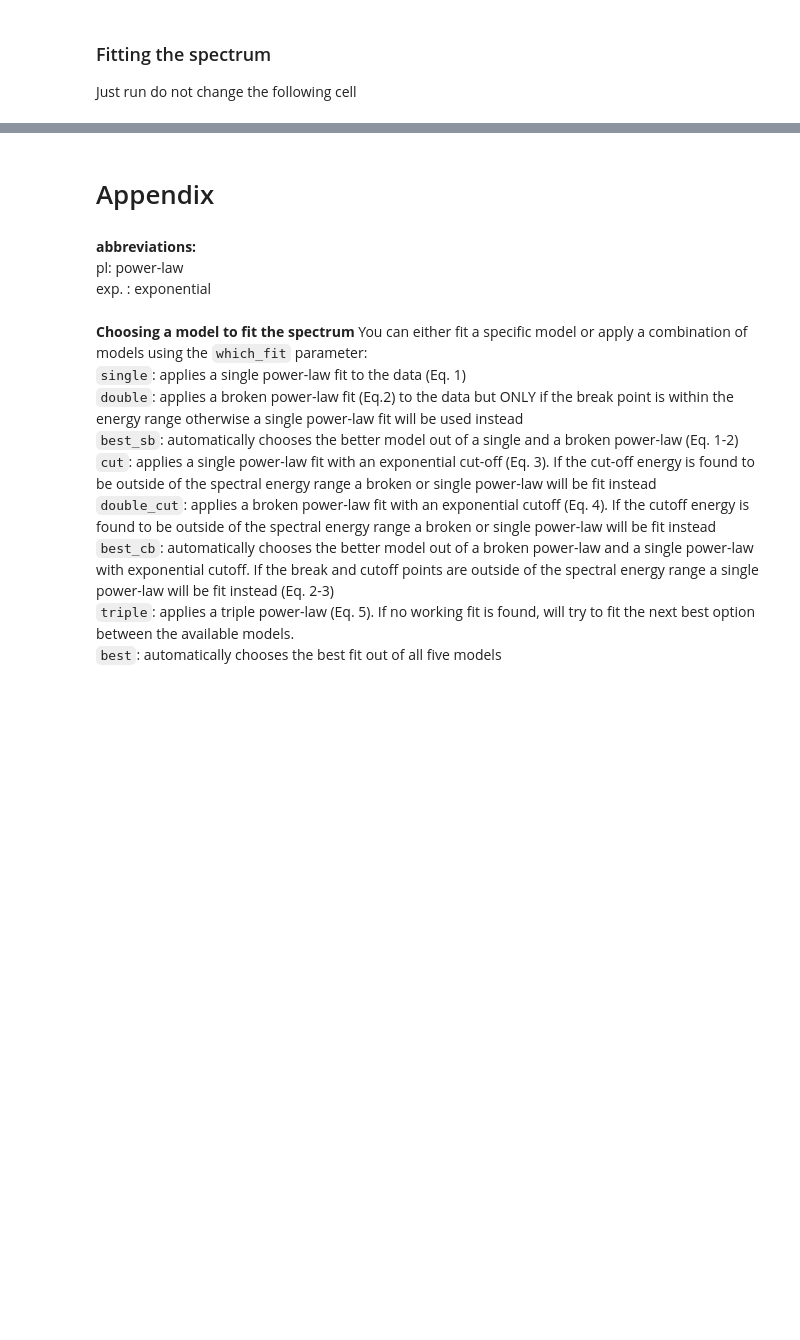
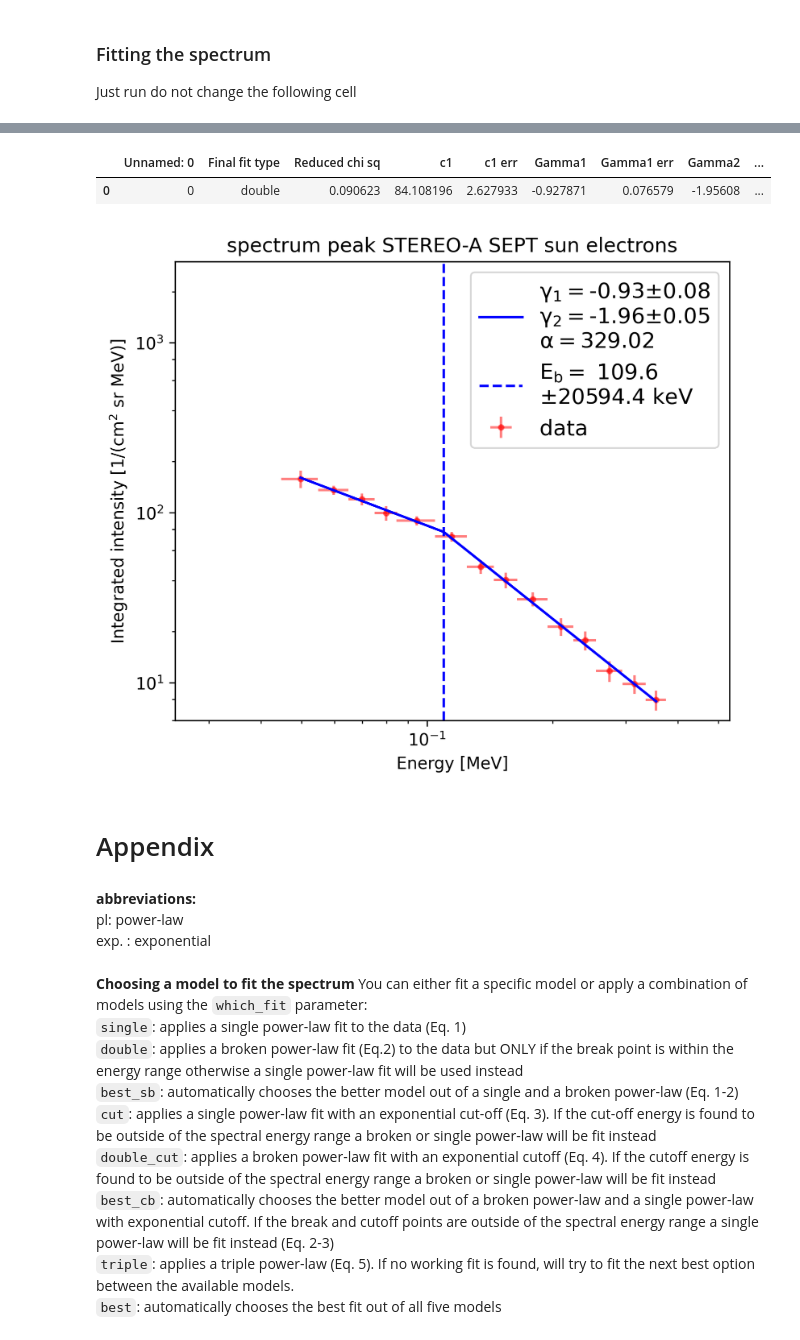
Before and after one commit to soler-he/sep_tools, a Jupyter notebook: SEP_Fit-Spectra.ipynb, the cells around one changed output, grey strips where cells are left out. Cells and saved outputs as stored; diff of their text form; code cells hidden in the pictures; blank space fills up the shorter version.

```diff
--- a/SEP_Fit-Spectra.ipynb
+++ b/SEP_Fit-Spectra.ipynb
@@ -75,7 +76,7 @@ One of the most important variables for the fit to work is $I_{0}$, which repres
 # %%
 # Here the first parameter is the guess for I_0, and the second parameters is the corresponding energy
 # in the given units of energy (MeV by default)
-intensity_zero_guess = 1e14
+intensity_zero_guess = 100
 energy_zero = 0.1
 # %% [markdown]
 ## 3. Fitting the Spectrum
@@ -85,7 +86,7 @@ You can either fit a specific model or apply a combination of models using the `
 <br>`single`, `double`, `best_sb`, `cut`, `double_cut`, `best_cb`, `triple`, `best`
 <br>For more information see the [Appendix](#Appendix).
 # %%
-which_fit = 'single' # This cell can be moved closer to run_the_fit to make changing it easier
+which_fit = 'double' # This cell can be moved closer to run_the_fit to make changing it easier
 # %% [markdown]
 ### 3.2 Choose the input parameters for the fit
 Starting with reasonable guess values can be important for the fit to converge. If no fit is found, try to optimize the guess values. However, the fit ususally works quite well with a large variety of guesses so you do not necessarily need to change the default values.
@@ -128,22 +127,22 @@ e_max = None # in MeV
 exclude_channels = None # None or list of indices correspong to the channels e.g. [31, 32, 33]
 
 use_random = True
-iterations = 100
+iterations = 200
 
 legend_details = False
-plot_title = ''
+plot_title = 'spectrum peak STEREO-A SEPT sun electrons'
 x_label = 'Energy'
 # y_label = 'Intensity'
 y_label = 'Integrated intensity'
 legend_title = ''
 
-use_filename_as_title = True
+use_filename_as_title = False
 
 save_plot = True
 
 
 # If you want to play with the fit models, you can also call which_fit here:
-# which_fit = 'broken'
+# which_fit = 'double'
 # %% [markdown]
 ### Fitting the spectrum
 Just run do not change the following cell
@@ -170,0 +173,11 @@ E max [MeV]:   0.45
+# %%
+results
+# %% [output]
+|  | Unnamed: 0 | Final fit type | Reduced chi sq | c1 | c1 err | Gamma1 | Gamma1 err | Gamma2 | ... |
+| 0 | 0 | double | 0.090623 | 84.108196 | 2.627933 | -0.927871 | 0.076579 | -1.95608 | ... |
+# %%
+ax.set_ylim(6e0, 3e3)
+ax.legend(fontsize = 13)
+fig
+# %% [output]
+[figure, added]
```
Also changed, not shown: parts of 6 cells of this notebook, 4 other files.
